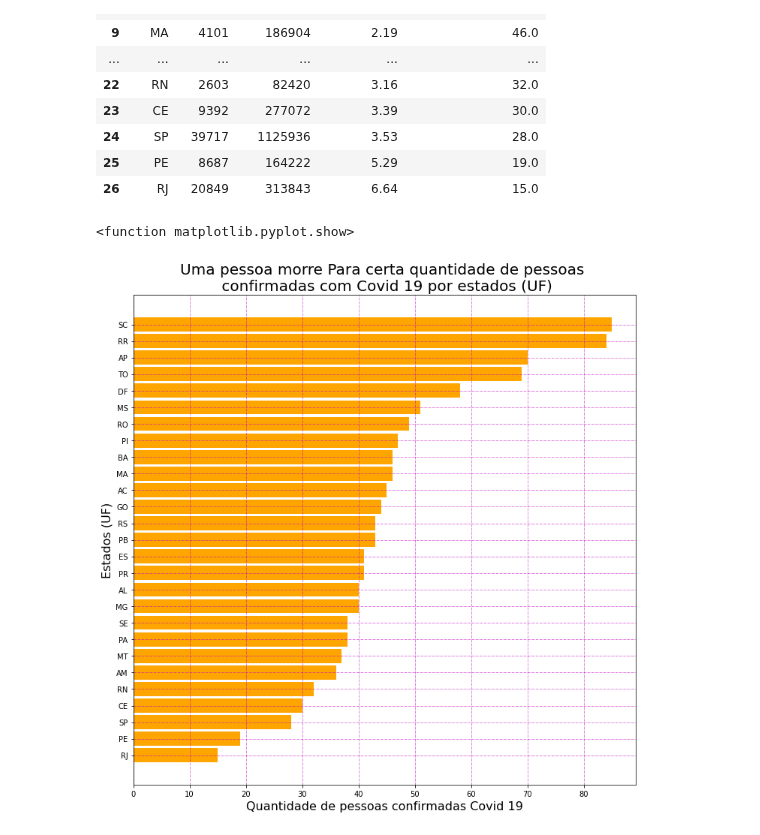
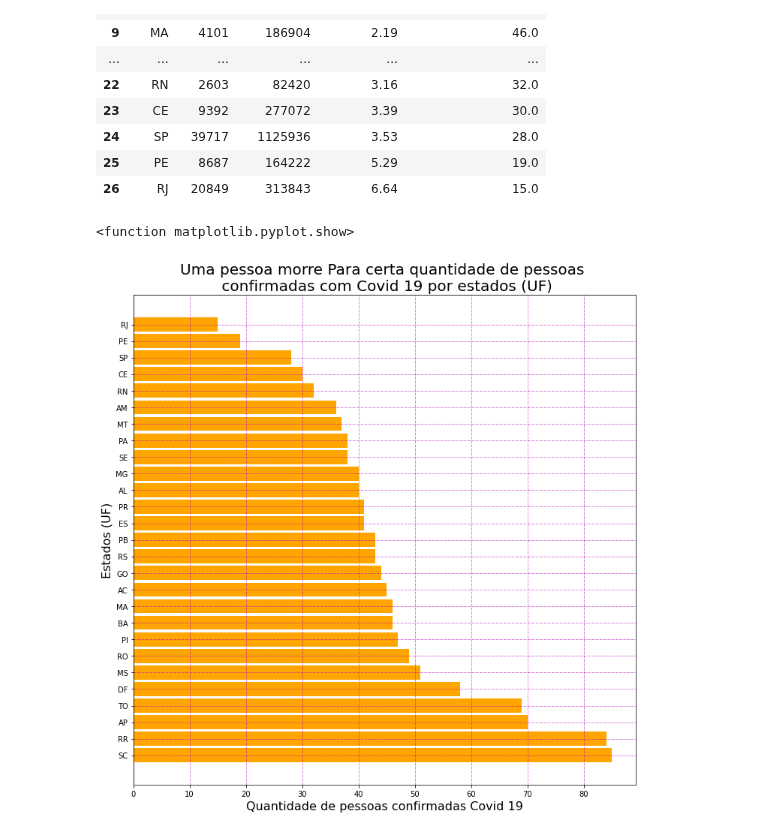
Before and after one commit to yoshinaga2904/Bootcamp-Alura, a Jupyter notebook: Fabio_Yoshinaga_Projeto_modulo_1.ipynb, the cells around one changed output. Drawn from its saved outputs; the diff is of its cells as text; code cells hidden in the pictures.

```diff
--- a/Fabio_Yoshinaga_Projeto_modulo_1.ipynb
+++ b/Fabio_Yoshinaga_Projeto_modulo_1.ipynb
@@ -438,32 +438,32 @@ mortalidade
 plt.figure(figsize=(12, 12))
 
 #armazenando a taxa de mortalidade para construir o gráfico - eixo x
-mortalidade.sort_values(by='confirmed / deaths', ascending=True, inplace=True)
+mortalidade.sort_values(by='confirmed / deaths', ascending=False, inplace=True)
 confirmados_mortes = mortalidade['confirmed / deaths']
 
 #armazenando valores dos estados UF para construir o gráfico - eixo y
 UF = mortalidade['state']
 
 #Chamando método barh do matplotlib, para construir o gráfico de barras horizontais
 plt.barh(UF, confirmados_mortes, height=0.85, color='orange')
 
 
 #Criando um título
 plt.title('Uma pessoa morre Para certa quantidade de pessoas \n confirmadas com Covid 19 por estados (UF)', fontsize = 20)
 
 #Nomeando o eixo y
 plt.ylabel('Estados (UF)', fontsize = 16)
 
 #Nomeando o eixo x
 plt.xlabel('Quantidade de pessoas confirmadas Covid 19', fontsize = 16 )
 
 #formatando eixo x do gráfico
 plt.ticklabel_format(axis = 'x' , style = 'plain')
 
 #grid para orientação
 plt.grid(color='m', linestyle='-.', linewidth=0.5)
 
 plt.show
 # %% [output]
 <function matplotlib.pyplot.show>
-[figure, old version]
+[figure, new version]
```
